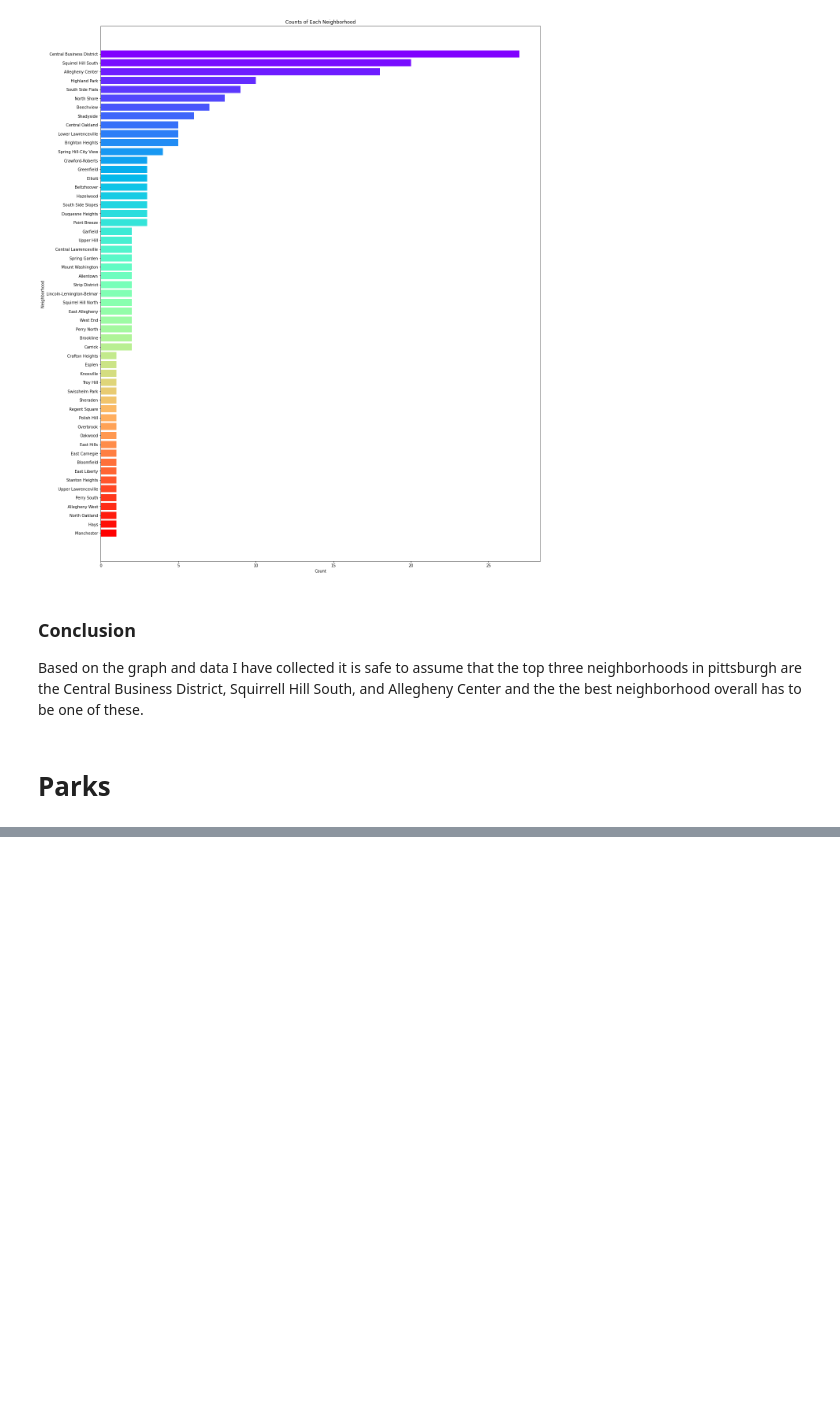
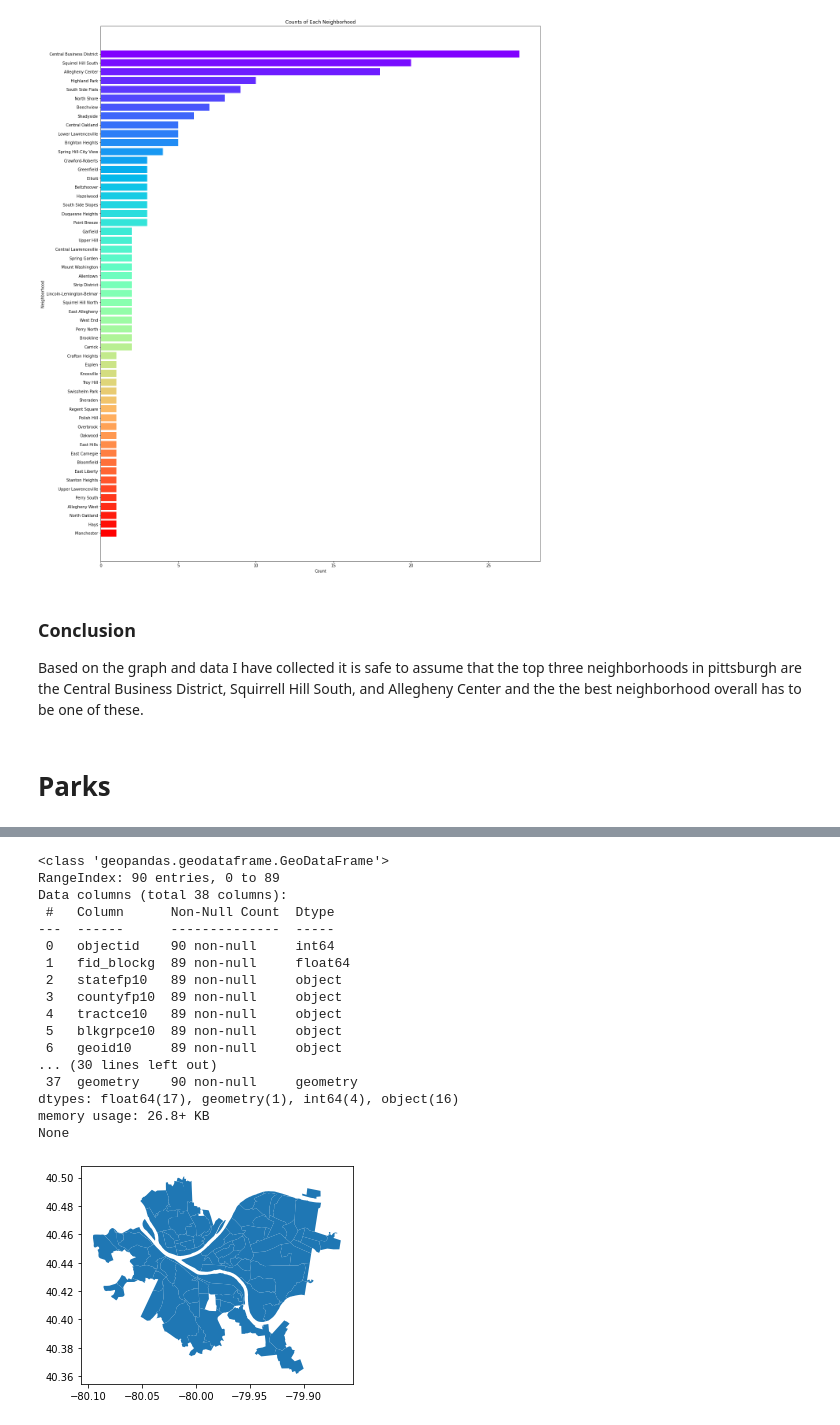
Before and after one commit to ChrisTros/Big-Ideas-Final-Project, a Jupyter notebook: FinalGroup.ipynb, the cells around one changed output, grey strips where cells are left out. Cells and saved outputs as stored; diff of their text form; code cells hidden in the pictures; blank space fills up the shorter version.

```diff
--- a/FinalGroup.ipynb
+++ b/FinalGroup.ipynb
@@ -90,0 +135,24 @@ Based on the graph and data I have collected it is safe to assume that the top t
+# %%
+
+neighborhoods = geopandas.read_file("Neighborhoods_.shp") # read in the shapefile
+neighborhoods.plot() # plot the geopandas dataframe
+print(neighborhoods.info())
+# %% [output]
+<class 'geopandas.geodataframe.GeoDataFrame'>
+RangeIndex: 90 entries, 0 to 89
+Data columns (total 38 columns):
+ #   Column      Non-Null Count  Dtype
+---  ------      --------------  -----
+ 0   objectid    90 non-null     int64
+ 1   fid_blockg  89 non-null     float64
+ 2   statefp10   89 non-null     object
+ 3   countyfp10  89 non-null     object
+ 4   tractce10   89 non-null     object
+ 5   blkgrpce10  89 non-null     object
+ 6   geoid10     89 non-null     object
+... (30 lines left out)
+ 37  geometry    90 non-null     geometry
+dtypes: float64(17), geometry(1), int64(4), object(16)
+memory usage: 26.8+ KB
+None
+[figure, added]
```
Also changed, not shown: parts of 6 cells of this notebook.
